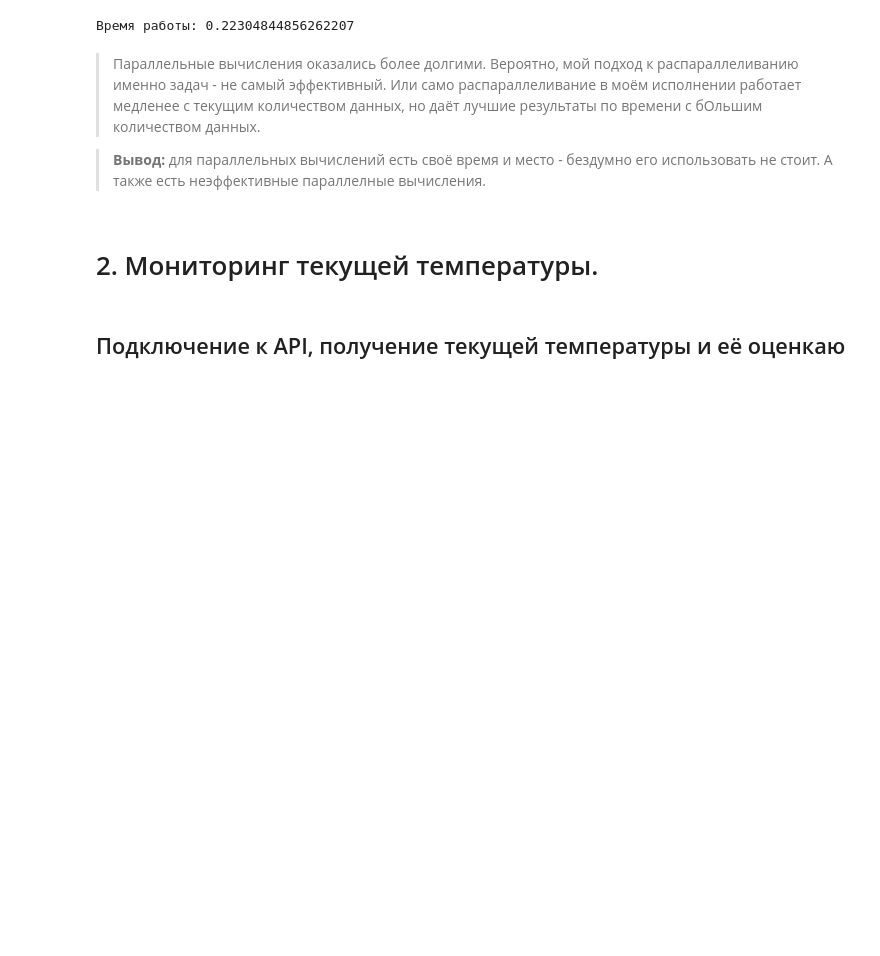
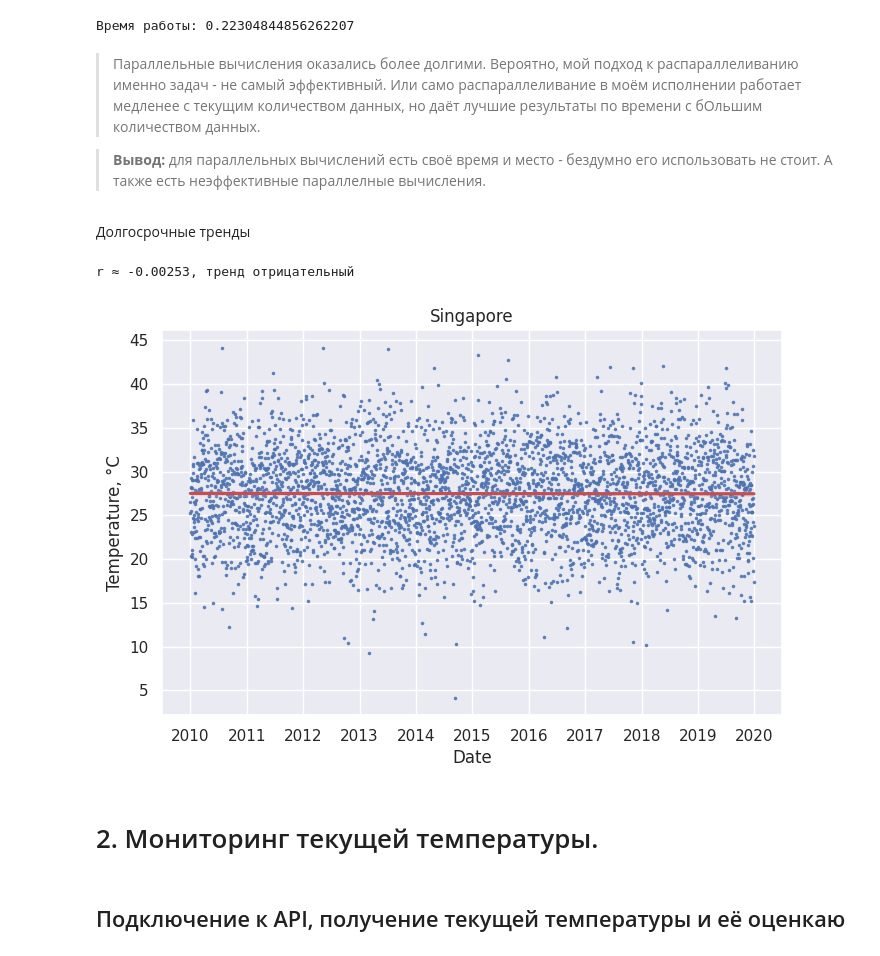
Before and after one commit to GandlinAlexandr/ApPyHW1, a Jupyter notebook: AppliedPython_HW1.ipynb, the cells around one changed output. Saved outputs shown, nothing was run; the diff lists cells and outputs as text; code cells hidden in the pictures; blank space fills up the shorter version.

```diff
--- a/AppliedPython_HW1.ipynb
+++ b/AppliedPython_HW1.ipynb
@@ -375,6 +373,46 @@ print("Время работы:", end_time - start_time)
 >Параллельные вычисления оказались более долгими. Вероятно, мой подход к распараллеливанию именно задач - не самый эффективный. Или само распараллеливание в моём исполнении работает медленее с текущим количеством данных, но даёт лучшие результаты по времени с бОльшим количеством данных.
 
 >**Вывод:** для параллельных вычислений есть своё время и место - бездумно его использовать не стоит. А также есть неэффективные параллелные вычисления.
+# %% [markdown]
+Долгосрочные тренды
+# %%
+import matplotlib.pyplot as plt
+import seaborn as sns
+from datetime import datetime
+import matplotlib.dates as mdates
+from sklearn.linear_model import LinearRegression
+
+def trends(df, selected_city):
+    fig, ax = plt.subplots(figsize=(8, 5))
+    sns.set_theme(style="darkgrid")
+    date_in_num = mdates.date2num(df[df["city"] == selected_city]["timestamp"])
+    model = LinearRegression()
+    model.fit(
+        date_in_num.reshape(-1, 1), df[df["city"] == selected_city]["temperature"]
+    )
+    r_sq = model.score(
+        date_in_num.reshape(-1, 1), df[df["city"] == selected_city]["temperature"]
+    )
+    sign = model.coef_[0] / abs(model.coef_[0])
+    if sign > 0:
+        print(f"r ≈ {round((r_sq ** 0.5) * sign, 5)}, тренд положительный")
+    elif sign < 0:
+        print(f"r ≈ {round((r_sq ** 0.5) * sign, 5)}, тренд отрицательный")
+    sns.regplot(
+        df[df["city"] == selected_city],
+        x=date_in_num,
+        y="temperature",
+        scatter_kws={"s": 2.5},
+        line_kws=dict(color="r"),
+    )
+    plt.gca().xaxis.set_major_formatter(mdates.DateFormatter("%Y"))
+    plt.gca().xaxis.set_major_locator(mdates.YearLocator())
+    ax.set(title=f"{selected_city}", xlabel="Date", ylabel="Temperature, °C")
+# %%
+trends(df_temp, 'Singapore')
+# %% [output]
+r ≈ -0.00253, тренд отрицательный
+[figure, added]
 # %% [markdown]
 # 2. Мониторинг текущей температуры.
 # %% [markdown]
```
Also changed, not shown: parts of 1 cell of this notebook.
